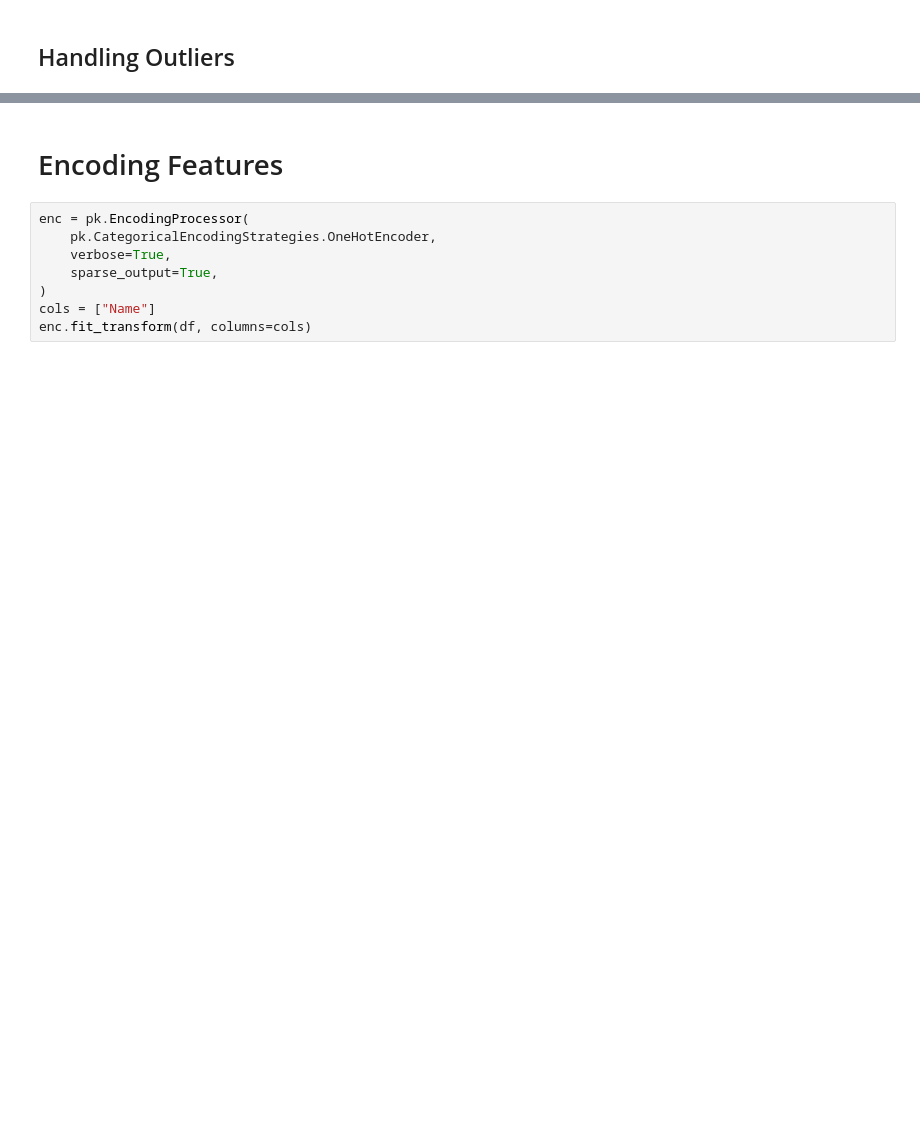
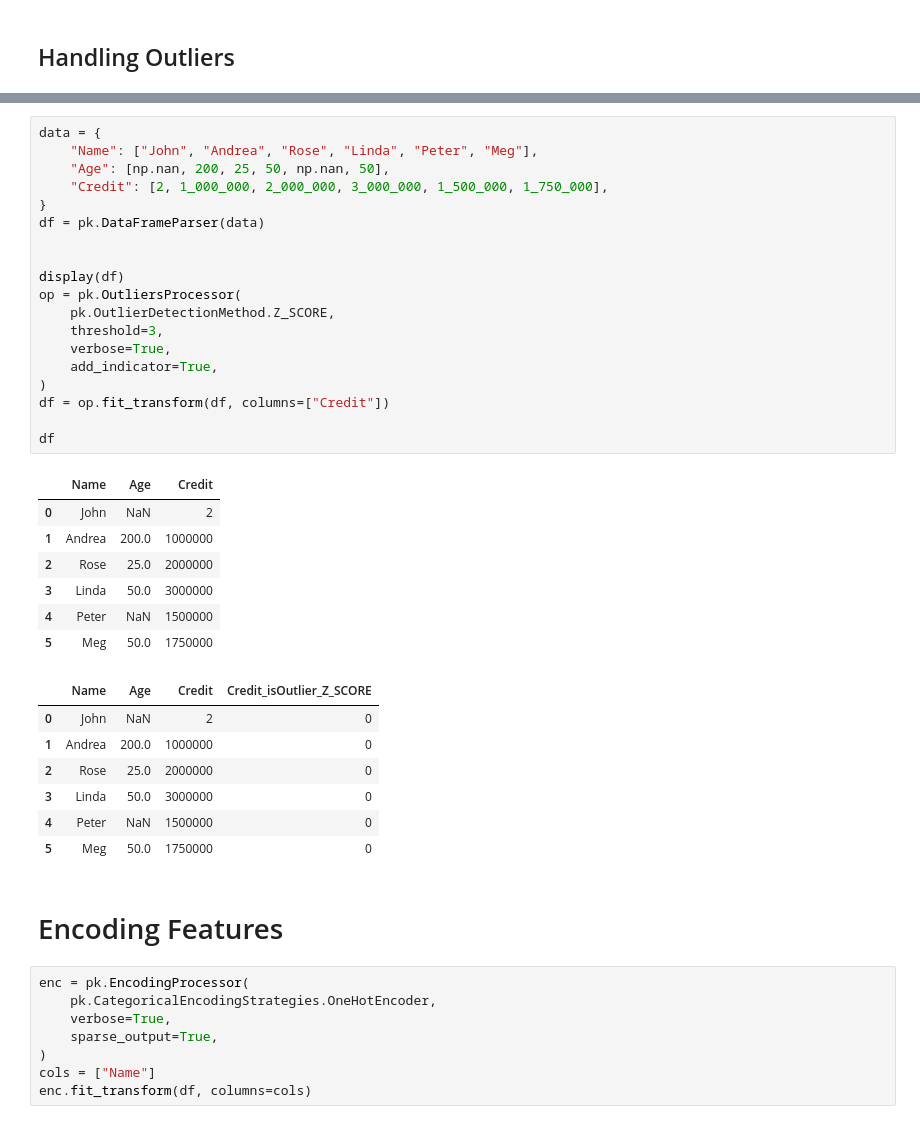
Before and after one commit to AhmedMostafa16/PrediKit, a Jupyter notebook: examples/02_Data_Preperation.ipynb, the cells around one changed output, grey strips where cells are left out. Cells and saved outputs as stored; diff of their text form; blank space fills up the shorter version.

```diff
--- a/examples/02_Data_Preperation.ipynb
+++ b/examples/02_Data_Preperation.ipynb
@@ -166,3 +155,37 @@ OutliersProcessor(verbose=True)
+# %%
+data = {
+    "Name": ["John", "Andrea", "Rose", "Linda", "Peter", "Meg"],
+    "Age": [np.nan, 200, 25, 50, np.nan, 50],
+    "Credit": [2, 1_000_000, 2_000_000, 3_000_000, 1_500_000, 1_750_000],
+}
+df = pk.DataFrameParser(data)
+
+
+display(df)
+op = pk.OutliersProcessor(
+    pk.OutlierDetectionMethod.Z_SCORE,
+    threshold=3,
+    verbose=True,
+    add_indicator=True,
+)
+df = op.fit_transform(df, columns=["Credit"])
+
+df
+# %% [output]
+|  | Name | Age | Credit |
+| 0 | John | NaN | 2 |
+| 1 | Andrea | 200.0 | 1000000 |
+| 2 | Rose | 25.0 | 2000000 |
+| 3 | Linda | 50.0 | 3000000 |
+| 4 | Peter | NaN | 1500000 |
+| 5 | Meg | 50.0 | 1750000 |
+|  | Name | Age | Credit | Credit_isOutlier_Z_SCORE |
+| 0 | John | NaN | 2 | 0 |
+| 1 | Andrea | 200.0 | 1000000 | 0 |
+| 2 | Rose | 25.0 | 2000000 | 0 |
+| 3 | Linda | 50.0 | 3000000 | 0 |
+| 4 | Peter | NaN | 1500000 | 0 |
+| 5 | Meg | 50.0 | 1750000 | 0 |
 # %% [markdown]
 # Encoding Features
 # %%
```
Also changed, not shown: parts of 8 cells of this notebook, 14 other files.
